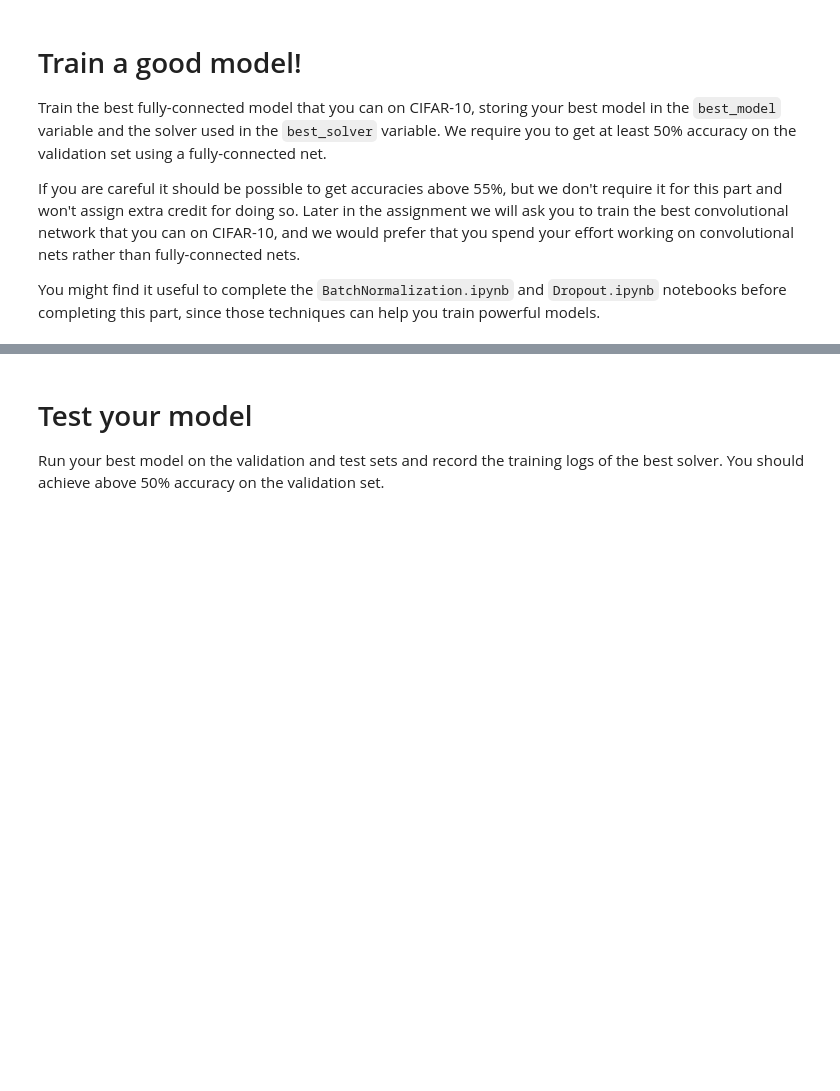
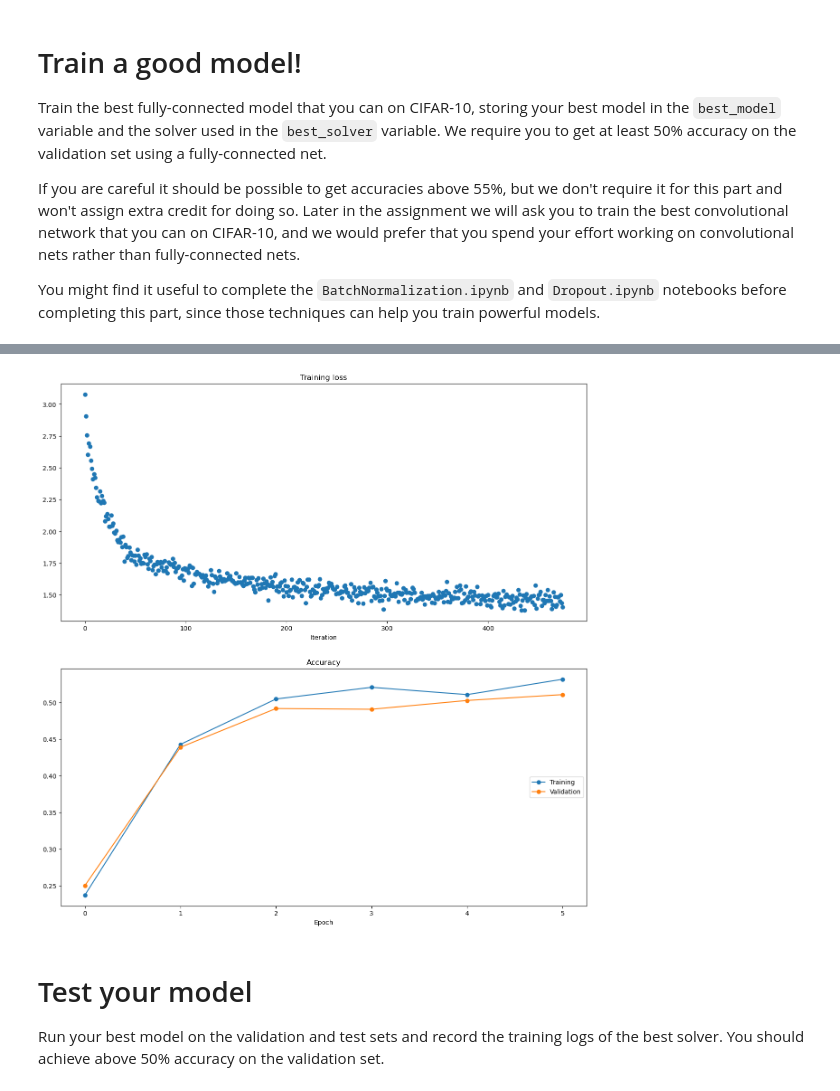
Before and after one commit to arubisov/cs182, a Jupyter notebook: FullyConnectedNets.ipynb, the cells around one changed output, grey strips where cells are left out. Cells and saved outputs as stored; diff of their text form; code cells hidden in the pictures; blank space fills up the shorter version.

Commit message:
fully connected net with val acc 0.51

```diff
--- a/FullyConnectedNets.ipynb
+++ b/FullyConnectedNets.ipynb
@@ -856,23 +856,42 @@ best_solver = None
 # variable.                                                                    #
 ################################################################################
 
-model = FullyConnectedNet(hidden_dims=[1000,500], # (data['X_train'][0].size + 10) // 2,
+model = FullyConnectedNet(hidden_dims=[1000], # (data['X_train'][0].size + 10) // 2,
                         input_dim=data['X_train'][0].size,
                         num_classes=10,
-                        weight_scale=1e-2,
-                        reg=0.75)
+                        weight_scale=1e-3,
+                        reg=0.5)
 
 solver = Solver(model, data,
                 update_rule='adam',
                 optim_config={
-                  'learning_rate': 1e-3, # tried 1e-2 but it produced nans because loss got infinite
+                  'learning_rate': 1e-4, # 1e-3 was initially increasing loss
                 },
-                lr_decay=0.1,
-                num_epochs=3, batch_size=100,
+                lr_decay=0.5,
+                num_epochs=5,
+                batch_size=512,
                 print_every=100)
 
 solver.train()
 
+plt.subplot(2, 1, 1)
+plt.title('Training loss')
+plt.xlabel('Iteration')
+plt.plot(solver.loss_history, 'o', label='adam')
+
+plt.subplot(2, 1, 2)
+plt.title('Accuracy')
+plt.xlabel('Epoch')
+plt.plot(solver.train_acc_history, '-o', label='Training')
+plt.plot(solver.val_acc_history, '-o', label='Validation')
+plt.legend(loc='right')
+
+plt.gcf().set_size_inches(15, 15)
+plt.show()
+
+best_model = model
+best_solver = solver
+
 ################################################################################
 #                              END OF YOUR CODE                                #
 ################################################################################
@@ -882,3 +910,4 @@ solver.train()
+[figure, added]
 # %% [markdown]
 # Test your model
 Run your best model on the validation and test sets and record the training logs of the best solver. You should achieve above 50% accuracy on the validation set.
```
Also changed, not shown: parts of 1 cell of this notebook.
